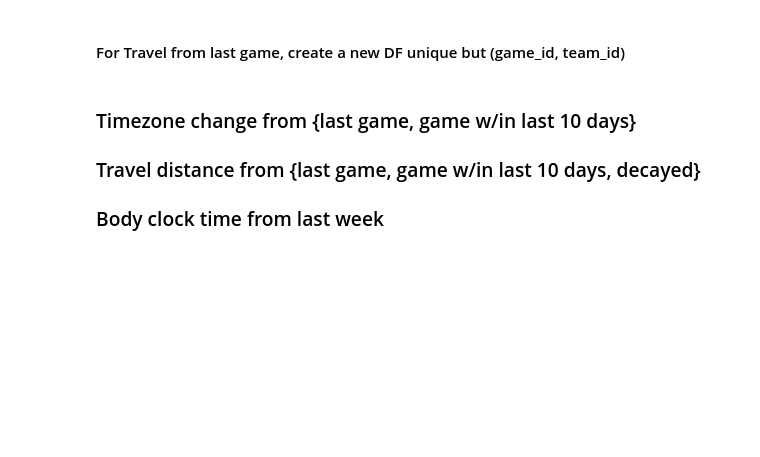
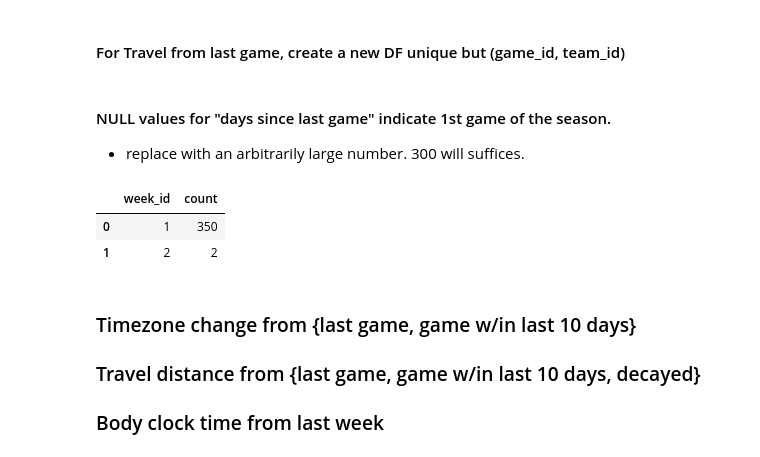
Before and after one commit to joshplotkin/modeling-football-outcomes-2019, a Jupyter notebook: 05_feature_engineering/04_travel.ipynb, the cells around one changed output. Cells and saved outputs as stored; diff of their text form; code cells hidden in the pictures; blank space fills up the shorter version.

```diff
--- a/05_feature_engineering/04_travel.ipynb
+++ b/05_feature_engineering/04_travel.ipynb
@@ -252,15 +252,28 @@ feat_name = 'days_since_last_game'
 w = get_window('games', 1, ['team_id','season'], 'date')
 
 vs_last_wk = game_stad_team.withColumn(
-        'prev_lat', F.sum(col('lat')).over(w)
+        'prev_lat',
+        F.coalesce(F.sum(col('lat')).over(w), col('lat'))
     ).withColumn(
-        'prev_lon', F.sum(col('lon')).over(w)
+        'prev_lon',
+        F.coalesce(F.sum(col('lon')).over(w), col('lon'))
     ).withColumn(
-        'prev_tz', F.sum(col('tz')).over(w)
+        'prev_tz',
+        F.coalesce(F.sum(col('tz')).over(w), col('tz'))
     ).withColumn(
         'prev_stadium', F.max(col('stadium')).over(w)
     ).withColumn(
-        feat_name, F.datediff(col('date'), F.max('date').over(w))
+        feat_name, F.datediff(col('date'), F.max('date').over(w))\
+                    .cast(FloatType())
     )
 
 h_v_feats.append(feat_name)
+# %% [markdown]
+#### NULL values for "days since last game" indicate 1st game of the season.
+* replace with an arbitrarily large number. 300 will suffices.
+# %%
+vs_last_wk.filter(col(feat_name).isNull()).groupby('week_id').count().toPandas()
+# %% [output]
+|  | week_id | count |
+| 0 | 1 | 350 |
+| 1 | 2 | 2 |
```
Also changed, not shown: parts of 4 cells of this notebook.
